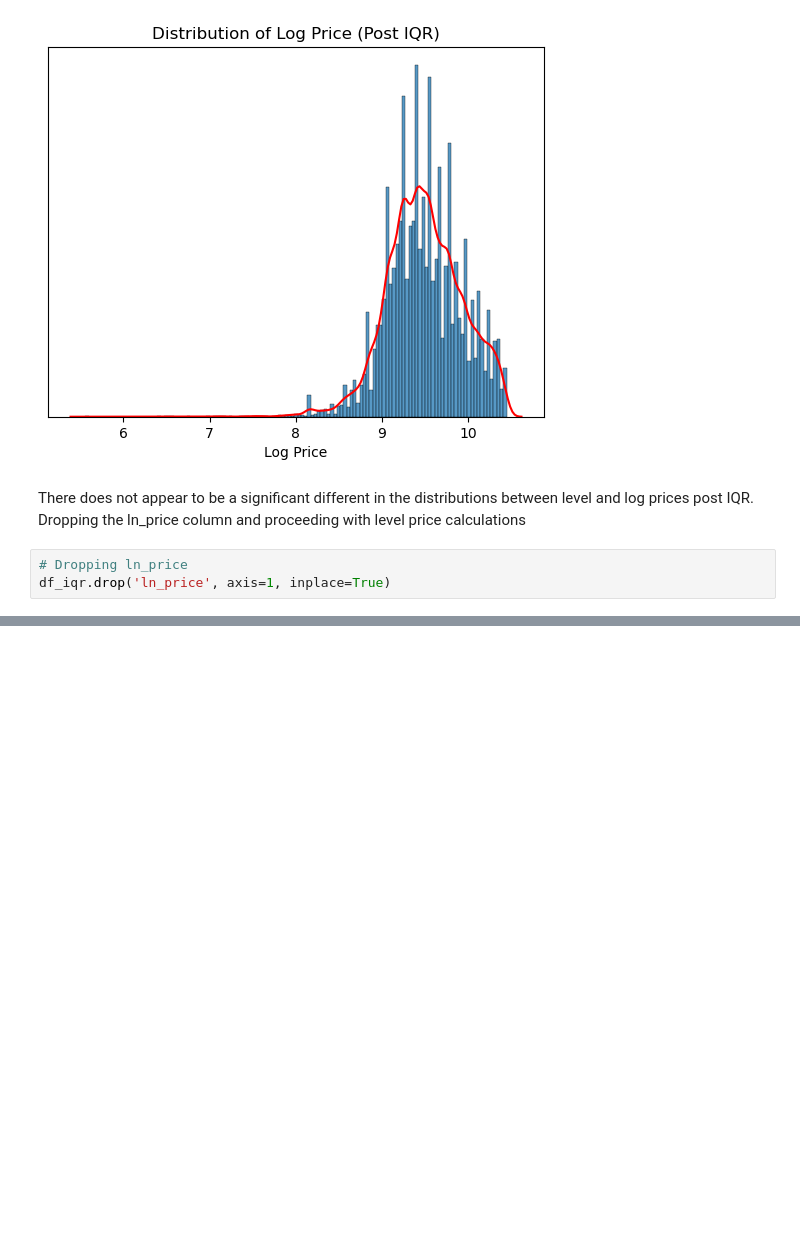
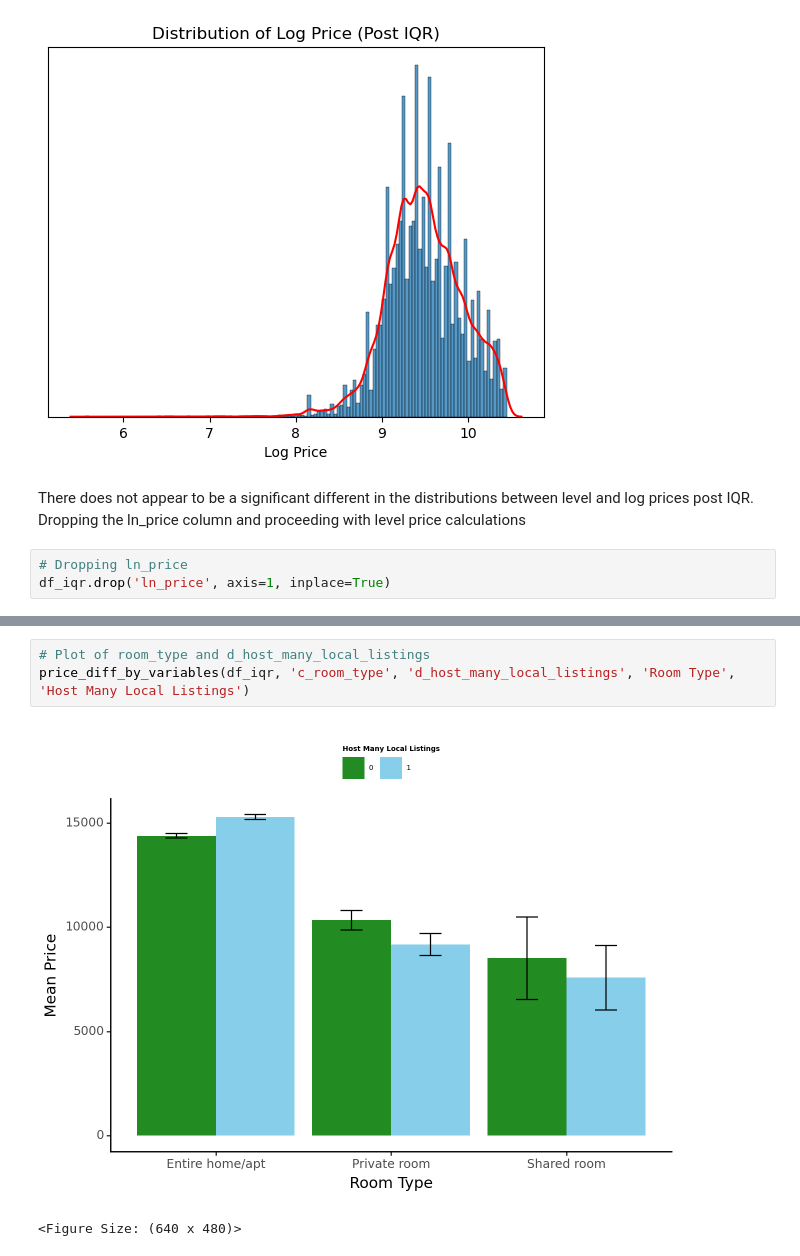
Before and after one commit to nxfern/DA3_Assignment_2, a Jupyter notebook: Assignment_2_NF.ipynb, the cells around one changed output, grey strips where cells are left out. Drawn from its saved outputs; the diff is of its cells as text; blank space fills up the shorter version.

```diff
--- a/Assignment_2_NF.ipynb
+++ b/Assignment_2_NF.ipynb
@@ -879,0 +995,6 @@ df_iqr.drop('ln_price', axis=1, inplace=True)
+# %%
+# Plot of room_type and d_host_many_local_listings
+price_diff_by_variables(df_iqr, 'c_room_type', 'd_host_many_local_listings', 'Room Type', 'Host Many Local Listings')
+# %% [output]
+[figure, added]
+<Figure Size: (640 x 480)>
```
Also changed, not shown: parts of 66 cells of this notebook.
